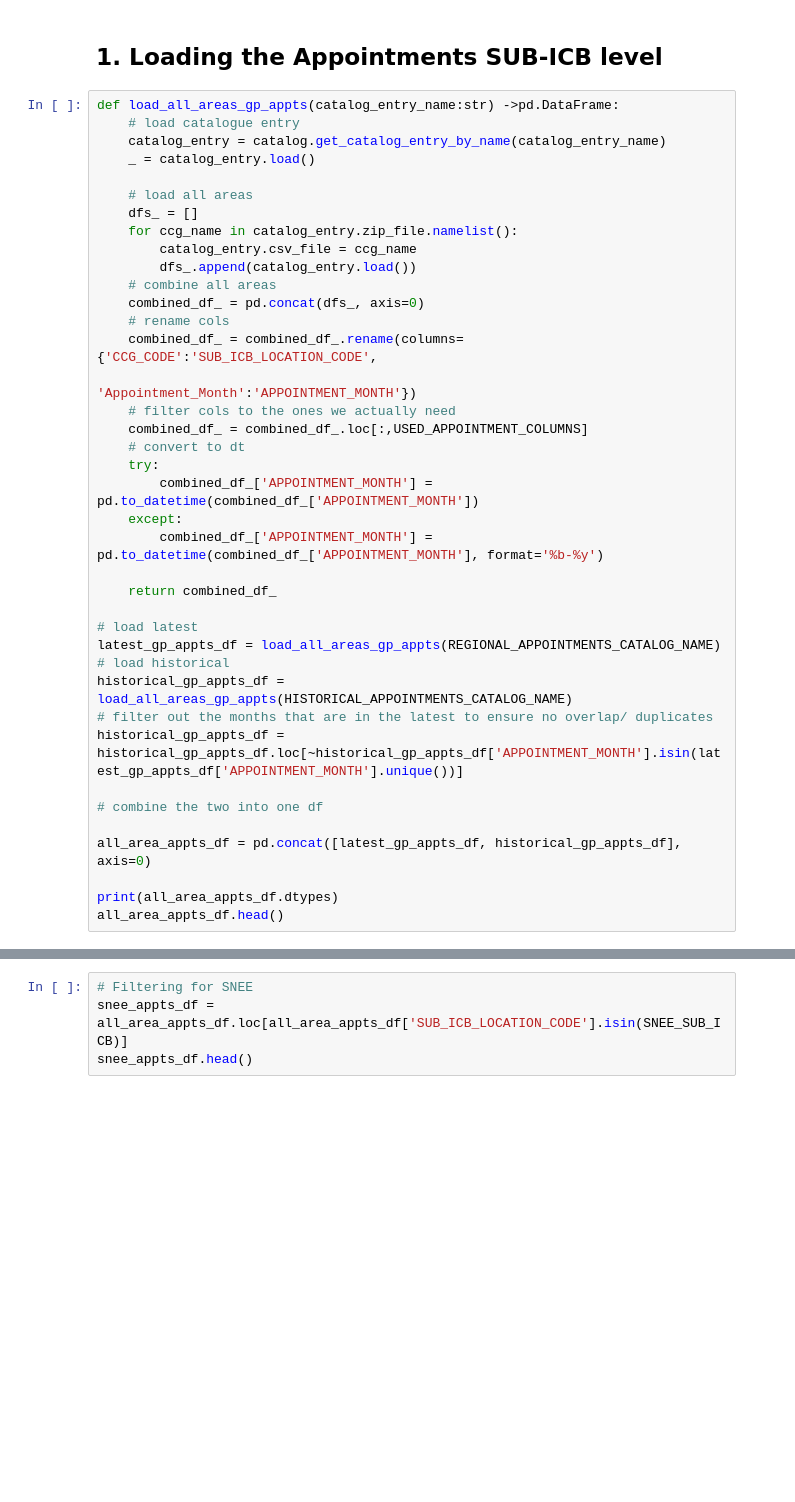
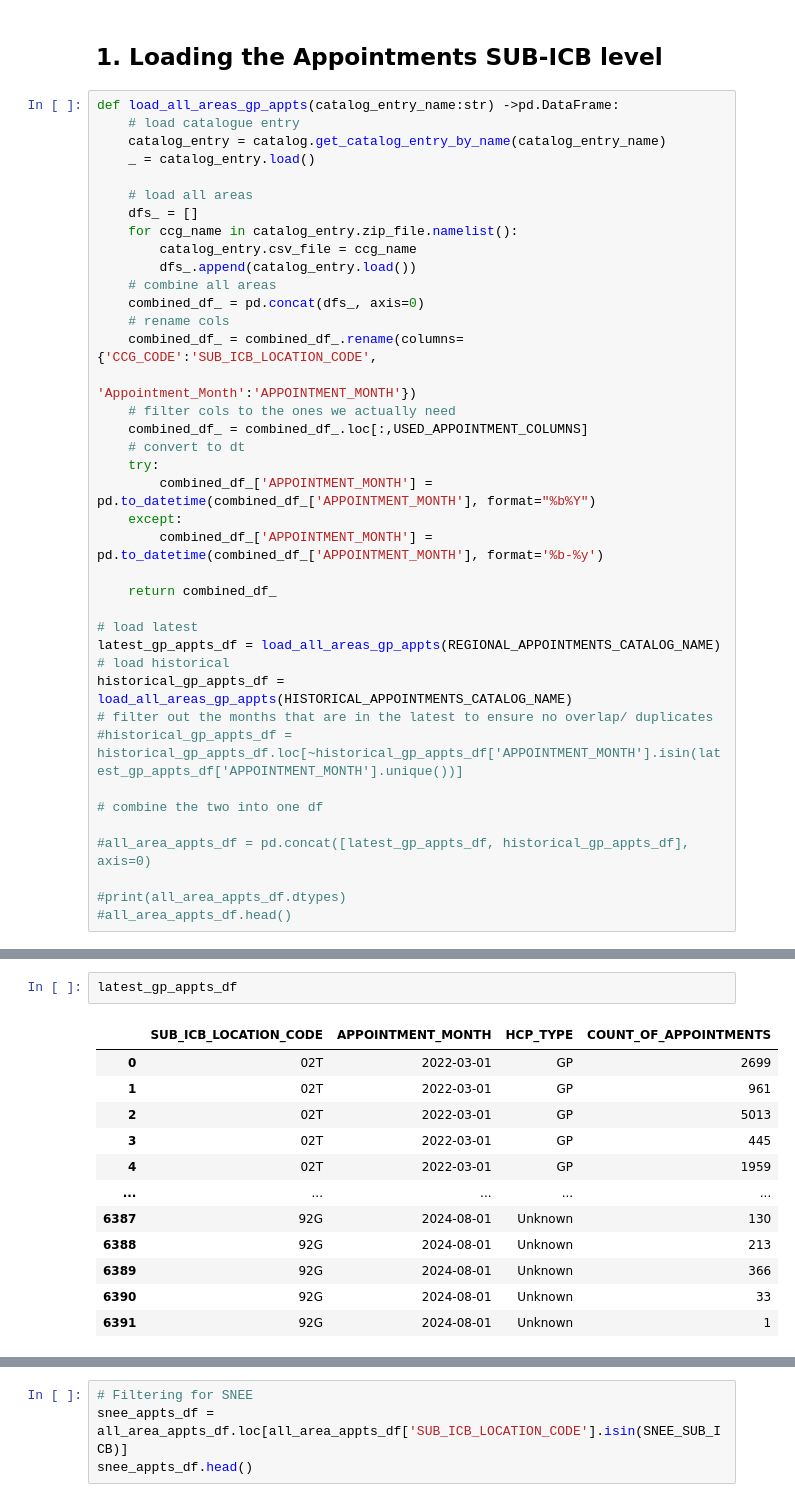
Before and after one commit to Norfolk-Suffolk-ICS/PrimaryCareDemandAndCapacity, a Jupyter notebook: notebooks/2b_NumAppointments_timeseries.ipynb, the cells around one changed output, grey strips where cells are left out. Cells and saved outputs as stored; diff of their text form; blank space fills up the shorter version.

```diff
--- a/notebooks/2b_NumAppointments_timeseries.ipynb
+++ b/notebooks/2b_NumAppointments_timeseries.ipynb
@@ -82,7 +82,7 @@ def load_all_areas_gp_appts(catalog_entry_name:str) ->pd.DataFrame:
     combined_df_ = combined_df_.loc[:,USED_APPOINTMENT_COLUMNS]
     # convert to dt
     try:
-        combined_df_['APPOINTMENT_MONTH'] = pd.to_datetime(combined_df_['APPOINTMENT_MONTH'])
+        combined_df_['APPOINTMENT_MONTH'] = pd.to_datetime(combined_df_['APPOINTMENT_MONTH'], format="%b%Y")
     except:
         combined_df_['APPOINTMENT_MONTH'] = pd.to_datetime(combined_df_['APPOINTMENT_MONTH'], format='%b-%y')
 
@@ -93,11 +93,11 @@ latest_gp_appts_df = load_all_areas_gp_appts(REGIONAL_APPOINTMENTS_CATALOG_NAME)
 # load historical
 historical_gp_appts_df = load_all_areas_gp_appts(HISTORICAL_APPOINTMENTS_CATALOG_NAME)
 # filter out the months that are in the latest to ensure no overlap/ duplicates
-historical_gp_appts_df = historical_gp_appts_df.loc[~historical_gp_appts_df['APPOINTMENT_MONTH'].isin(latest_gp_appts_df['APPOINTMENT_MONTH'].unique())]
+#historical_gp_appts_df = historical_gp_appts_df.loc[~historical_gp_appts_df['APPOINTMENT_MONTH'].isin(latest_gp_appts_df['APPOINTMENT_MONTH'].unique())]
 
 # combine the two into one df
 
-all_area_appts_df = pd.concat([latest_gp_appts_df, historical_gp_appts_df], axis=0)
+#all_area_appts_df = pd.concat([latest_gp_appts_df, historical_gp_appts_df], axis=0)
 
-print(all_area_appts_df.dtypes)
-all_area_appts_df.head()
+#print(all_area_appts_df.dtypes)
+#all_area_appts_df.head()
@@ -115,0 +104,15 @@ dtype: object
+# %%
+latest_gp_appts_df
+# %% [output]
+|  | SUB_ICB_LOCATION_CODE | APPOINTMENT_MONTH | HCP_TYPE | COUNT_OF_APPOINTMENTS |
+| 0 | 02T | 2022-03-01 | GP | 2699 |
+| 1 | 02T | 2022-03-01 | GP | 961 |
+| 2 | 02T | 2022-03-01 | GP | 5013 |
+| 3 | 02T | 2022-03-01 | GP | 445 |
+| 4 | 02T | 2022-03-01 | GP | 1959 |
+| ... | ... | ... | ... | ... |
+| 6387 | 92G | 2024-08-01 | Unknown | 130 |
+| 6388 | 92G | 2024-08-01 | Unknown | 213 |
+| 6389 | 92G | 2024-08-01 | Unknown | 366 |
+| 6390 | 92G | 2024-08-01 | Unknown | 33 |
+| 6391 | 92G | 2024-08-01 | Unknown | 1 |
```
Also changed, not shown: parts of 6 cells of this notebook, 2 other files.
